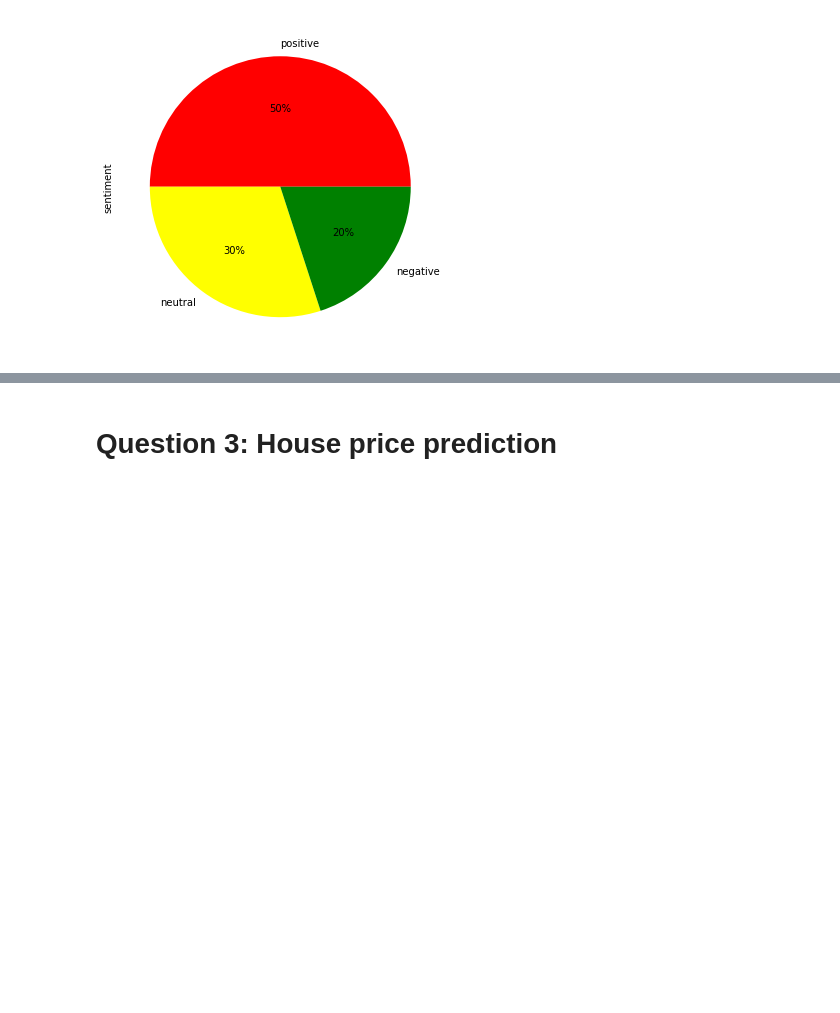
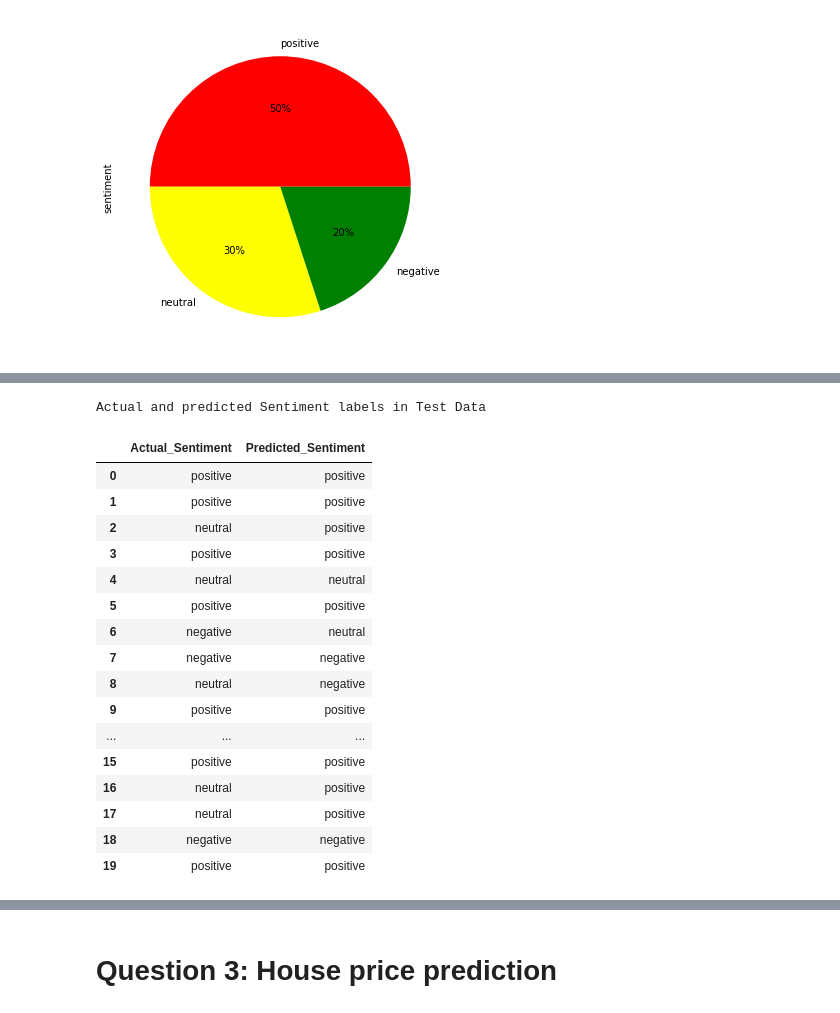
Before and after one commit to RadhavaramHarika/Harika_INFO5731_Spring2020, a Jupyter notebook: Harika_INFO5731_Assignment_Four.ipynb, the cells around one changed output, grey strips where cells are left out. Drawn from its saved outputs; the diff is of its cells as text; code cells hidden in the pictures; blank space fills up the shorter version.

```diff
--- a/Harika_INFO5731_Assignment_Four.ipynb
+++ b/Harika_INFO5731_Assignment_Four.ipynb
@@ -409,0 +442,11 @@ ValueError: ignored
+# %%
+from nltk.corpus import stopwords
+from sklearn.feature_extraction.text import TfidfVectorizer
+
+#Using function to calculate document term weights using TFidfVectorizer in scikit
+def tf_idf(clean_reviews):
+  vectorizer = TfidfVectorizer (max_features=2500, min_df=7, max_df=0.8, stop_words=stopwords.words('english'))
+  clean_reviews = vectorizer.fit_transform(clean_reviews).toarray()
+  return clean_reviews
+
+tf_idf_reviews = tf_idf(review_lemmas)
@@ -409,0 +455,5 @@ ValueError: ignored
+# %%
+from sklearn.model_selection import train_test_split
+
+#Splitting data into train ,test data and also into input and output data
+X_train, X_test, y_train, y_test = train_test_split(tf_idf_reviews, labels, test_size=0.2, random_state=0)
@@ -409,0 +462,12 @@ ValueError: ignored
+# %%
+from sklearn.preprocessing import StandardScaler
+
+#USing function to normalize the input rows among all target class labels
+def normalizeInput(X_train,X_text):
+  scaler = StandardScaler()
+  scaler.fit(X_train)
+  train_X= scaler.transform(X_train)
+  text_X = scaler.transform(X_text)
+  return train_X,text_X
+
+train_X , test_X = normalizeInput(X_train,X_test)
@@ -409,0 +476,36 @@ ValueError: ignored
+# %%
+from sklearn.tree import DecisionTreeClassifier
+
+#Using functions to build and train the Decision Tree Classifier model
+def DecisionTreeClassification(x_train,y_train,x_test):
+    classifier = DecisionTreeClassifier()
+    classifier.fit(x_train, y_train)
+    return classifier,classifier.predict(x_test)
+
+#Calling above function to train and predict test output data
+classifier_model1,predicted_y1 = DecisionTreeClassification(train_X,y_train,test_X)
+
+#Printing Predicted values
+
+print("Actual and predicted Sentiment labels in Test Data")
+class_data1 = panda.DataFrame({'Actual_Sentiment':y_test,'Predicted_Sentiment': predicted_y1})
+class_data1.head(30)
+# %% [output]
+Actual and predicted Sentiment labels in Test Data
+|  | Actual_Sentiment | Predicted_Sentiment |
+| 0 | positive | positive |
+| 1 | positive | positive |
+| 2 | neutral | positive |
+| 3 | positive | positive |
+| 4 | neutral | neutral |
+| 5 | positive | positive |
+| 6 | negative | neutral |
+| 7 | negative | negative |
+| 8 | neutral | negative |
+| 9 | positive | positive |
+| ... | ... | ... |
+| 15 | positive | positive |
+| 16 | neutral | positive |
+| 17 | neutral | positive |
+| 18 | negative | negative |
+| 19 | positive | positive |
```
Also changed, not shown: parts of 37 cells of this notebook.
